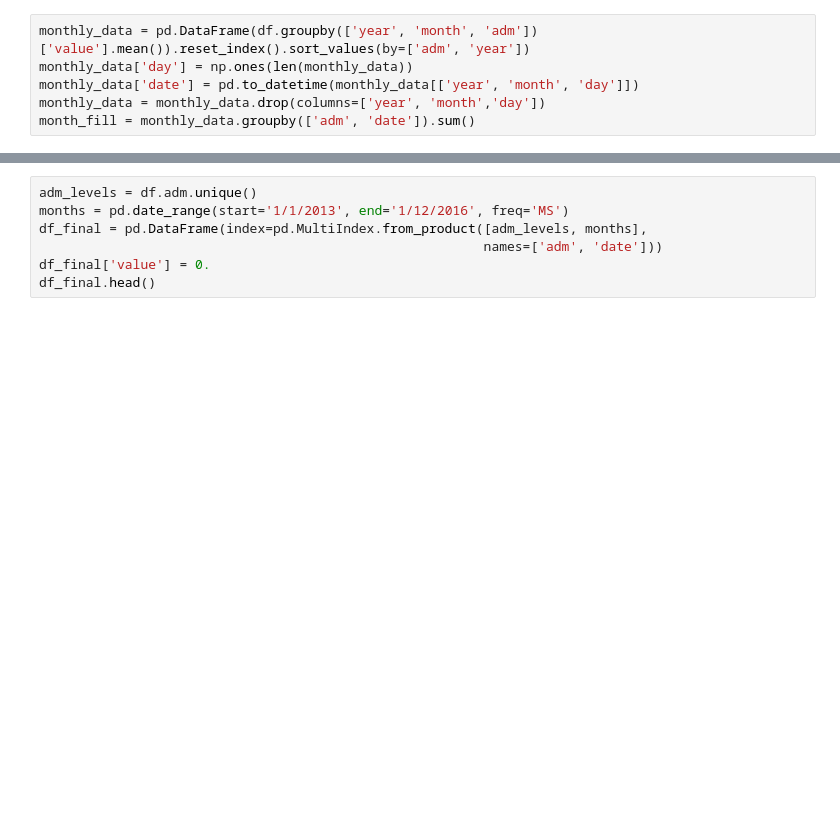
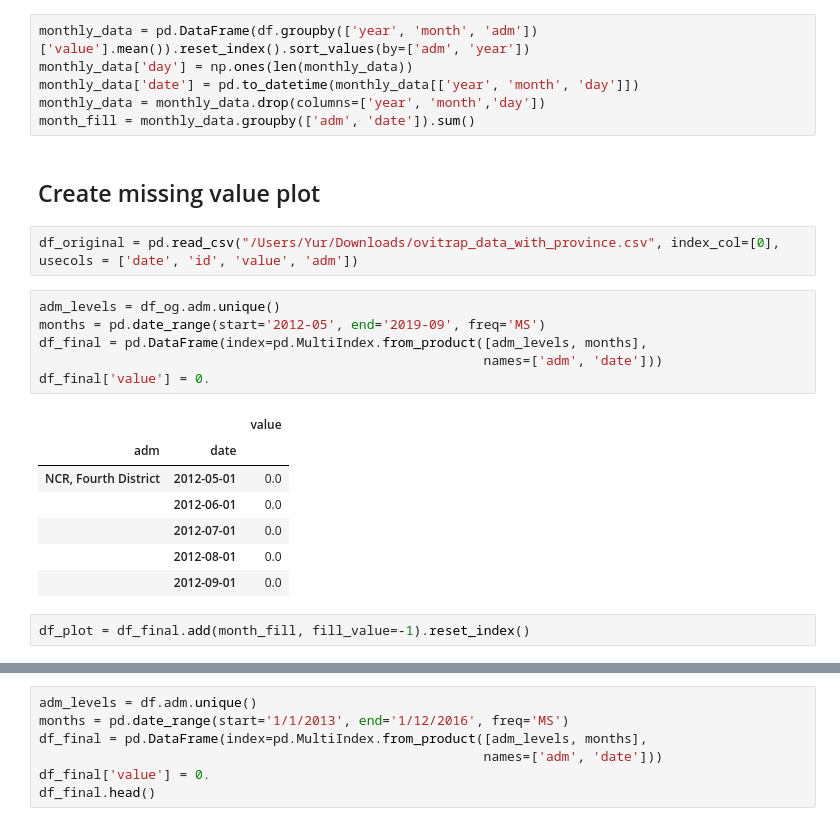
Before and after one commit to kopyakova/510seminar, a Jupyter notebook: unsorted/School_Filter.ipynb, the cells around one changed output, grey strips where cells are left out. Cells and saved outputs as stored; diff of their text form; blank space fills up the shorter version.

```diff
--- a/unsorted/School_Filter.ipynb
+++ b/unsorted/School_Filter.ipynb
@@ -172,3 +140,23 @@ monthly_data['day'] = np.ones(len(monthly_data))
 monthly_data['date'] = pd.to_datetime(monthly_data[['year', 'month', 'day']])
 monthly_data = monthly_data.drop(columns=['year', 'month','day'])
 month_fill = monthly_data.groupby(['adm', 'date']).sum()
+# %% [markdown]
+## Create missing value plot
+# %%
+df_original = pd.read_csv("/Users/Yur/Downloads/ovitrap_data_with_province.csv", index_col=[0], usecols = ['date', 'id', 'value', 'adm'])
+# %%
+adm_levels = df_og.adm.unique()
+months = pd.date_range(start='2012-05', end='2019-09', freq='MS')
+df_final = pd.DataFrame(index=pd.MultiIndex.from_product([adm_levels, months],
+                                                         names=['adm', 'date']))
+df_final['value'] = 0.
+# %% [output]
+|  |  | value |
+| adm | date |  |
+| NCR, Fourth District | 2012-05-01 | 0.0 |
+|  | 2012-06-01 | 0.0 |
+|  | 2012-07-01 | 0.0 |
+|  | 2012-08-01 | 0.0 |
+|  | 2012-09-01 | 0.0 |
+# %%
+df_plot = df_final.add(month_fill, fill_value=-1).reset_index()
```
Also changed, not shown: parts of 27 cells of this notebook, 3 other files.
